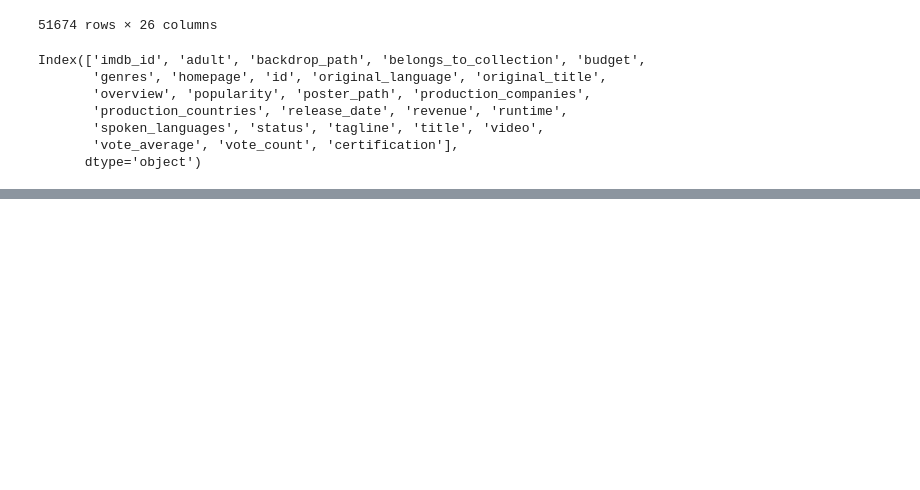
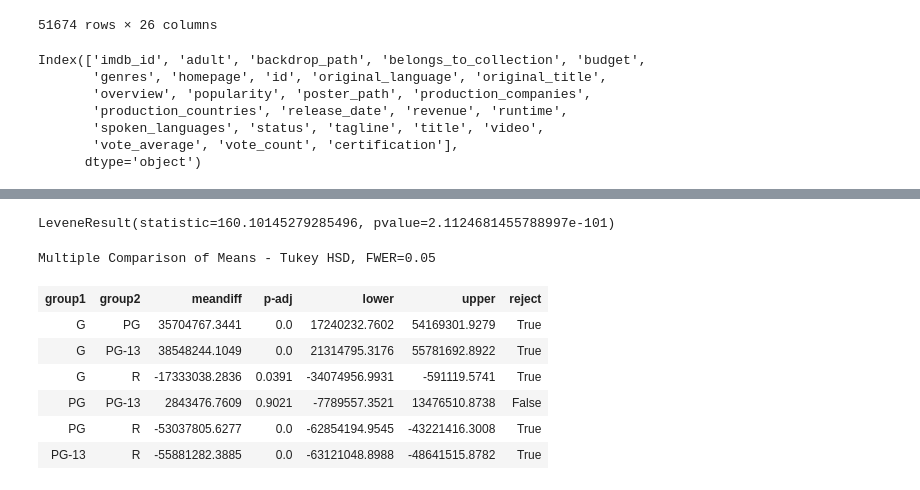
Before and after one commit to 808hanronald/project-2.3, a Jupyter notebook: Project 2.4.ipynb, the cells around one changed output, grey strips where cells are left out. Saved outputs shown, nothing was run; the diff lists cells and outputs as text; code cells hidden in the pictures; blank space fills up the shorter version.

Commit message:
started testing

```diff
--- a/Project 2.4.ipynb
+++ b/Project 2.4.ipynb
@@ -247,0 +360,23 @@ df_combined.to_csv(final_fname, compression='gzip', index=False)
+# %%
+#testing assumption of equal variance
+stats.levene(*groups.values())
+# %% [output]
+LeveneResult(statistic=160.10145279285496, pvalue=2.1124681455788997e-101)
+# %%
+from statsmodels.stats.multicomp import pairwise_tukeyhsd
+#save the labels as certification and revenue as values
+values=filter_df['revenue']
+labels=filter_df['certification']
+# %%
+#perform tukey's multiple comparison test and display the summary
+tukeys_results=pairwise_tukeyhsd(values,labels)
+tukeys_results.summary()
+# %% [output]
+Multiple Comparison of Means - Tukey HSD, FWER=0.05
+| group1 | group2 | meandiff | p-adj | lower | upper | reject |
+| G | PG | 35704767.3441 | 0.0 | 17240232.7602 | 54169301.9279 | True |
+| G | PG-13 | 38548244.1049 | 0.0 | 21314795.3176 | 55781692.8922 | True |
+| G | R | -17333038.2836 | 0.0391 | -34074956.9931 | -591119.5741 | True |
+| PG | PG-13 | 2843476.7609 | 0.9021 | -7789557.3521 | 13476510.8738 | False |
+| PG | R | -53037805.6277 | 0.0 | -62854194.9545 | -43221416.3008 | True |
+| PG-13 | R | -55881282.3885 | 0.0 | -63121048.8988 | -48641515.8782 | True |
```
Also changed, not shown: parts of 12 cells of this notebook, 2 other files.
